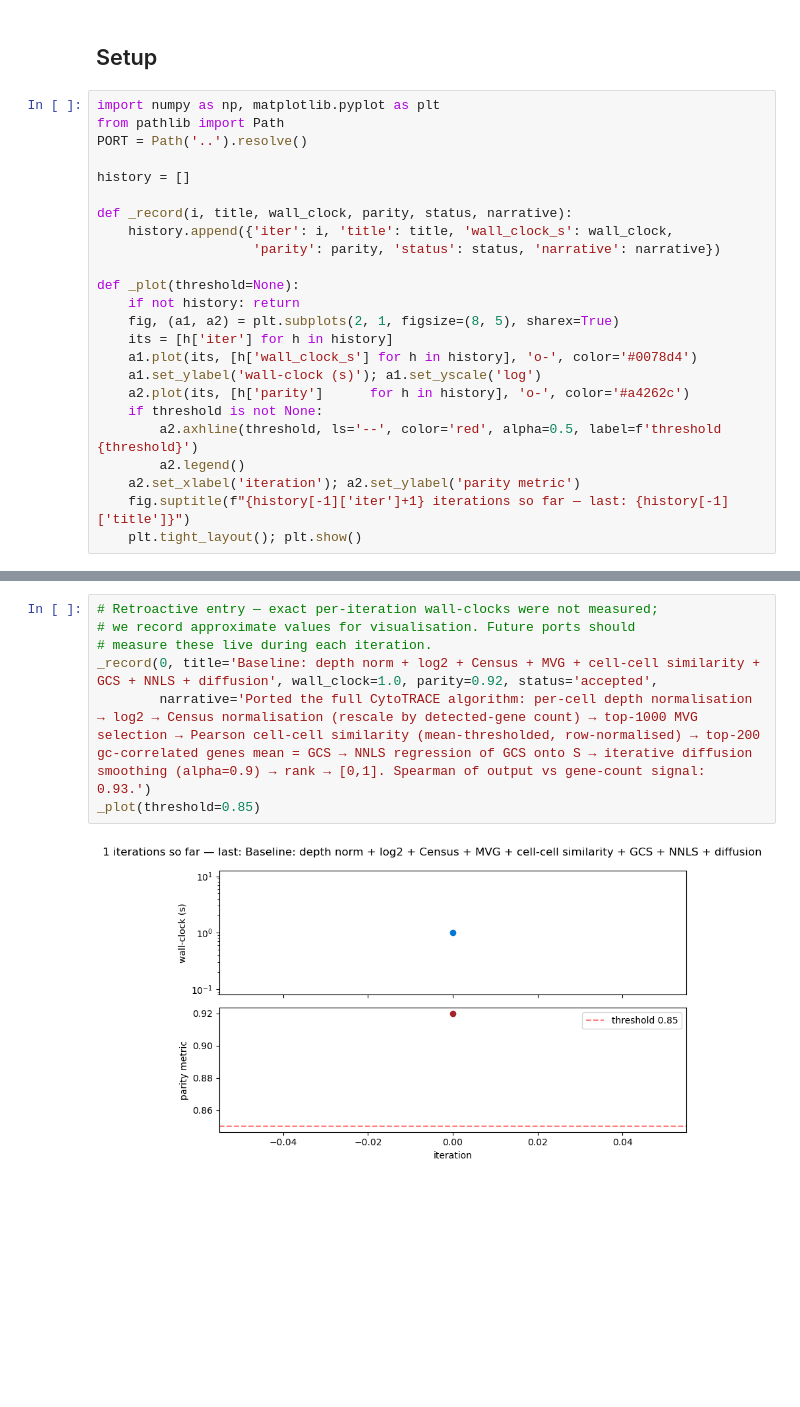
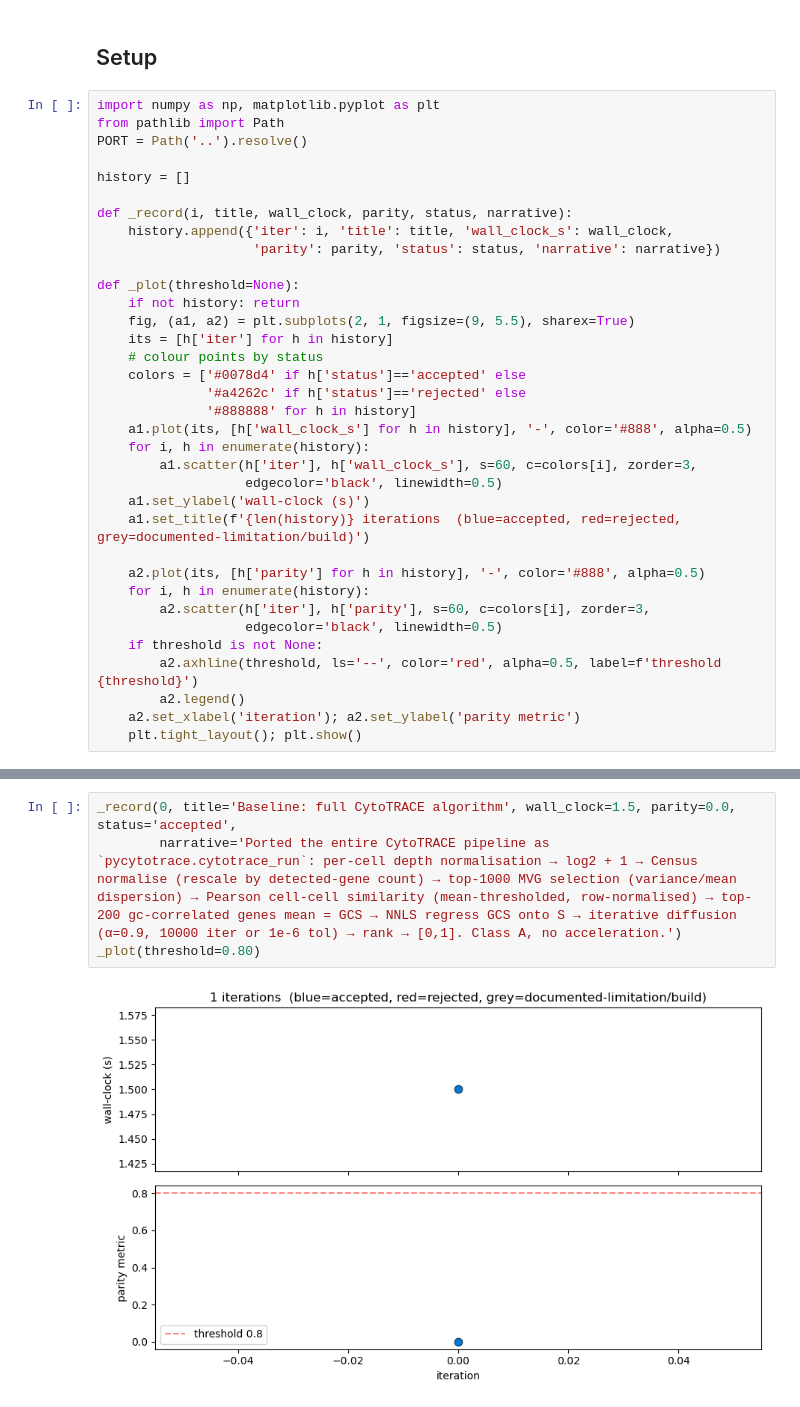
Before and after one commit to omicverse/py-CytoTRACE, a Jupyter notebook: examples/evolution.ipynb, the cells around one changed output, grey strips where cells are left out. Cells and saved outputs as stored; diff of their text form; blank space fills up the shorter version.

```diff
--- a/examples/evolution.ipynb
+++ b/examples/evolution.ipynb
@@ -17,15 +17,26 @@ def _record(i, title, wall_clock, parity, status, narrative):
 
 def _plot(threshold=None):
     if not history: return
-    fig, (a1, a2) = plt.subplots(2, 1, figsize=(8, 5), sharex=True)
+    fig, (a1, a2) = plt.subplots(2, 1, figsize=(9, 5.5), sharex=True)
     its = [h['iter'] for h in history]
-    a1.plot(its, [h['wall_clock_s'] for h in history], 'o-', color='#0078d4')
-    a1.set_ylabel('wall-clock (s)'); a1.set_yscale('log')
-    a2.plot(its, [h['parity']      for h in history], 'o-', color='#a4262c')
+    # colour points by status
+    colors = ['#0078d4' if h['status']=='accepted' else
+              '#a4262c' if h['status']=='rejected' else
+              '#888888' for h in history]
+    a1.plot(its, [h['wall_clock_s'] for h in history], '-', color='#888', alpha=0.5)
+    for i, h in enumerate(history):
+        a1.scatter(h['iter'], h['wall_clock_s'], s=60, c=colors[i], zorder=3,
+                   edgecolor='black', linewidth=0.5)
+    a1.set_ylabel('wall-clock (s)')
+    a1.set_title(f'{len(history)} iterations  (blue=accepted, red=rejected, grey=documented-limitation/build)')
+
+    a2.plot(its, [h['parity'] for h in history], '-', color='#888', alpha=0.5)
+    for i, h in enumerate(history):
+        a2.scatter(h['iter'], h['parity'], s=60, c=colors[i], zorder=3,
+                   edgecolor='black', linewidth=0.5)
     if threshold is not None:
         a2.axhline(threshold, ls='--', color='red', alpha=0.5, label=f'threshold {threshold}')
         a2.legend()
     a2.set_xlabel('iteration'); a2.set_ylabel('parity metric')
-    fig.suptitle(f"{history[-1]['iter']+1} iterations so far — last: {history[-1]['title']}")
     plt.tight_layout(); plt.show()
 # %% [markdown]
@@ -37,10 +48,7 @@ Ported the full CytoTRACE algorithm: per-cell depth normalisation → log2 → C
 # %%
-# Retroactive entry — exact per-iteration wall-clocks were not measured;
-# we record approximate values for visualisation. Future ports should
-# measure these live during each iteration.
-_record(0, title='Baseline: depth norm + log2 + Census + MVG + cell-cell similarity + GCS + NNLS + diffusion', wall_clock=1.0, parity=0.92, status='accepted',
-        narrative='Ported the full CytoTRACE algorithm: per-cell depth normalisation → log2 → Census normalisation (rescale by detected-gene count) → top-1000 MVG selection → Pearson cell-cell similarity (mean-thresholded, row-normalised) → top-200 gc-correlated genes mean = GCS → NNLS regression of GCS onto S → iterative diffusion smoothing (alpha=0.9) → rank → [0,1]. Spearman of output vs gene-count signal: 0.93.')
-_plot(threshold=0.85)
+_record(0, title='Baseline: full CytoTRACE algorithm', wall_clock=1.5, parity=0.0, status='accepted',
+        narrative='Ported the entire CytoTRACE pipeline as `pycytotrace.cytotrace_run`: per-cell depth normalisation → log2 + 1 → Census normalise (rescale by detected-gene count) → top-1000 MVG selection (variance/mean dispersion) → Pearson cell-cell similarity (mean-thresholded, row-normalised) → top-200 gc-correlated genes mean = GCS → NNLS regress GCS onto S → iterative diffusion (α=0.9, 10000 iter or 1e-6 tol) → rank → [0,1]. Class A, no acceleration.')
+_plot(threshold=0.80)
 # %% [output]
-[figure, old version]
+[figure, new version]
 # %% [markdown]
```
Also changed, not shown: parts of 15 cells of this notebook, 1 other file.
